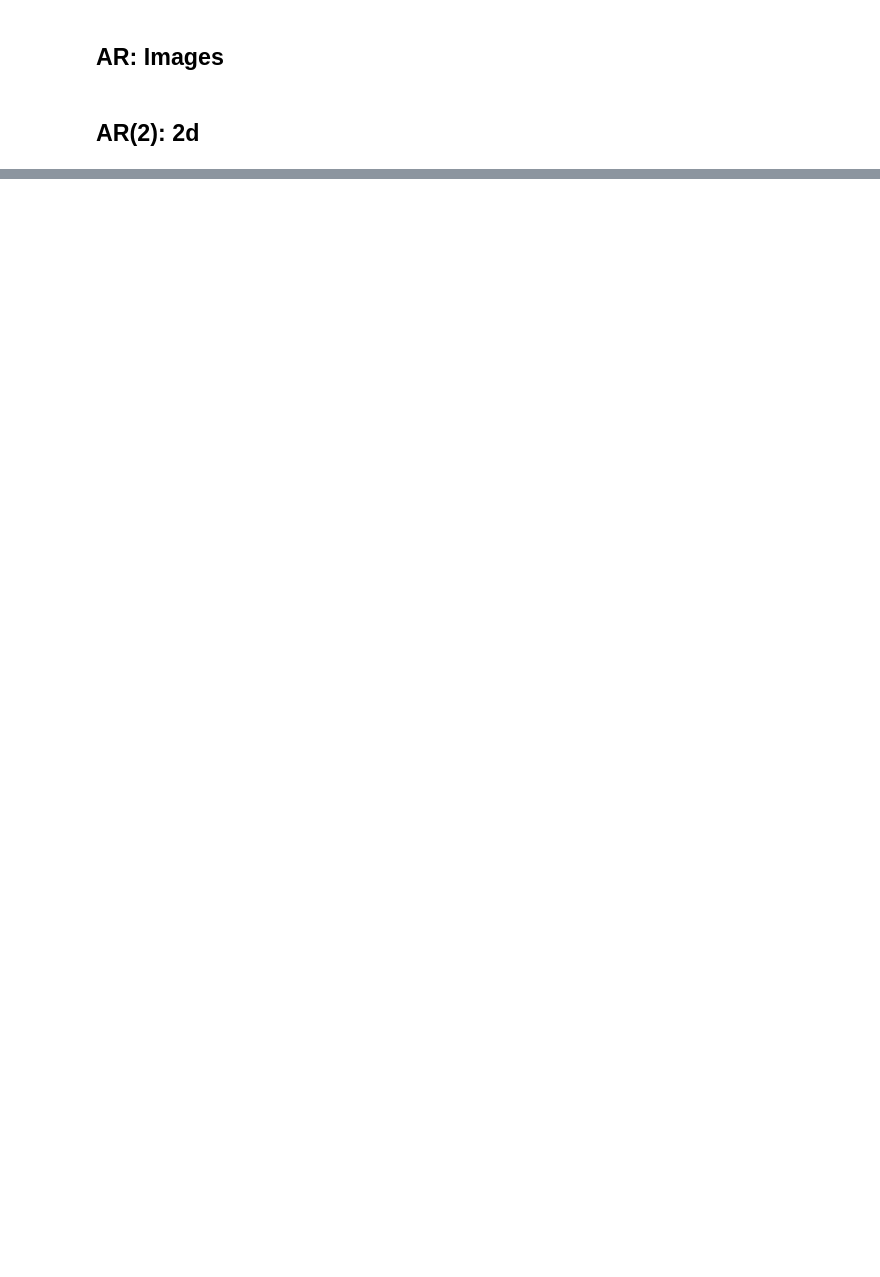
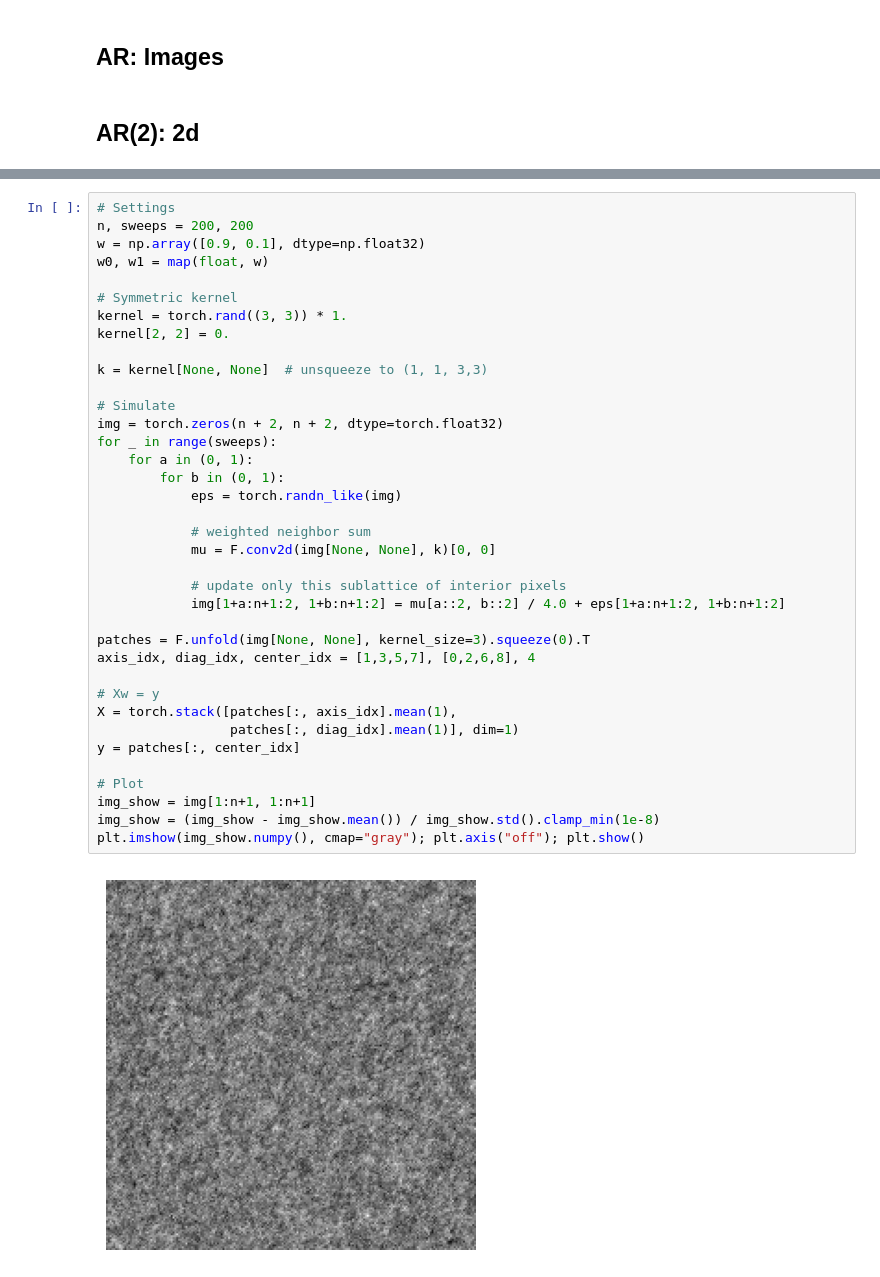
Before and after one commit to voytekresearch/convolutional_ar, a Jupyter notebook: docs/tutorial.ipynb, the cells around one changed output, grey strips where cells are left out. Drawn from its saved outputs; the diff is of its cells as text; blank space fills up the shorter version.

```diff
--- a/docs/tutorial.ipynb
+++ b/docs/tutorial.ipynb
@@ -207 +207,40 @@ w_pred: tensor([[0.9095, 0.0913]])
 w_true: [0.9 0.1]
+# %%
+# Settings
+n, sweeps = 200, 200
+w = np.array([0.9, 0.1], dtype=np.float32)
+w0, w1 = map(float, w)
+
+# Symmetric kernel
+kernel = torch.rand((3, 3)) * 1.
+kernel[2, 2] = 0.
+
+k = kernel[None, None]  # unsqueeze to (1, 1, 3,3)
+
+# Simulate
+img = torch.zeros(n + 2, n + 2, dtype=torch.float32)
+for _ in range(sweeps):
+    for a in (0, 1):
+        for b in (0, 1):
+            eps = torch.randn_like(img)
+
+            # weighted neighbor sum
+            mu = F.conv2d(img[None, None], k)[0, 0]
+
+            # update only this sublattice of interior pixels
+            img[1+a:n+1:2, 1+b:n+1:2] = mu[a::2, b::2] / 4.0 + eps[1+a:n+1:2, 1+b:n+1:2]
+
+patches = F.unfold(img[None, None], kernel_size=3).squeeze(0).T
+axis_idx, diag_idx, center_idx = [1,3,5,7], [0,2,6,8], 4
+
+# Xw = y
+X = torch.stack([patches[:, axis_idx].mean(1),
+                 patches[:, diag_idx].mean(1)], dim=1)
+y = patches[:, center_idx]
+
+# Plot
+img_show = img[1:n+1, 1:n+1]
+img_show = (img_show - img_show.mean()) / img_show.std().clamp_min(1e-8)
+plt.imshow(img_show.numpy(), cmap="gray"); plt.axis("off"); plt.show()
+# %% [output]
+[figure, added]
```
Also changed, not shown: parts of 14 cells of this notebook, 2 other files.
